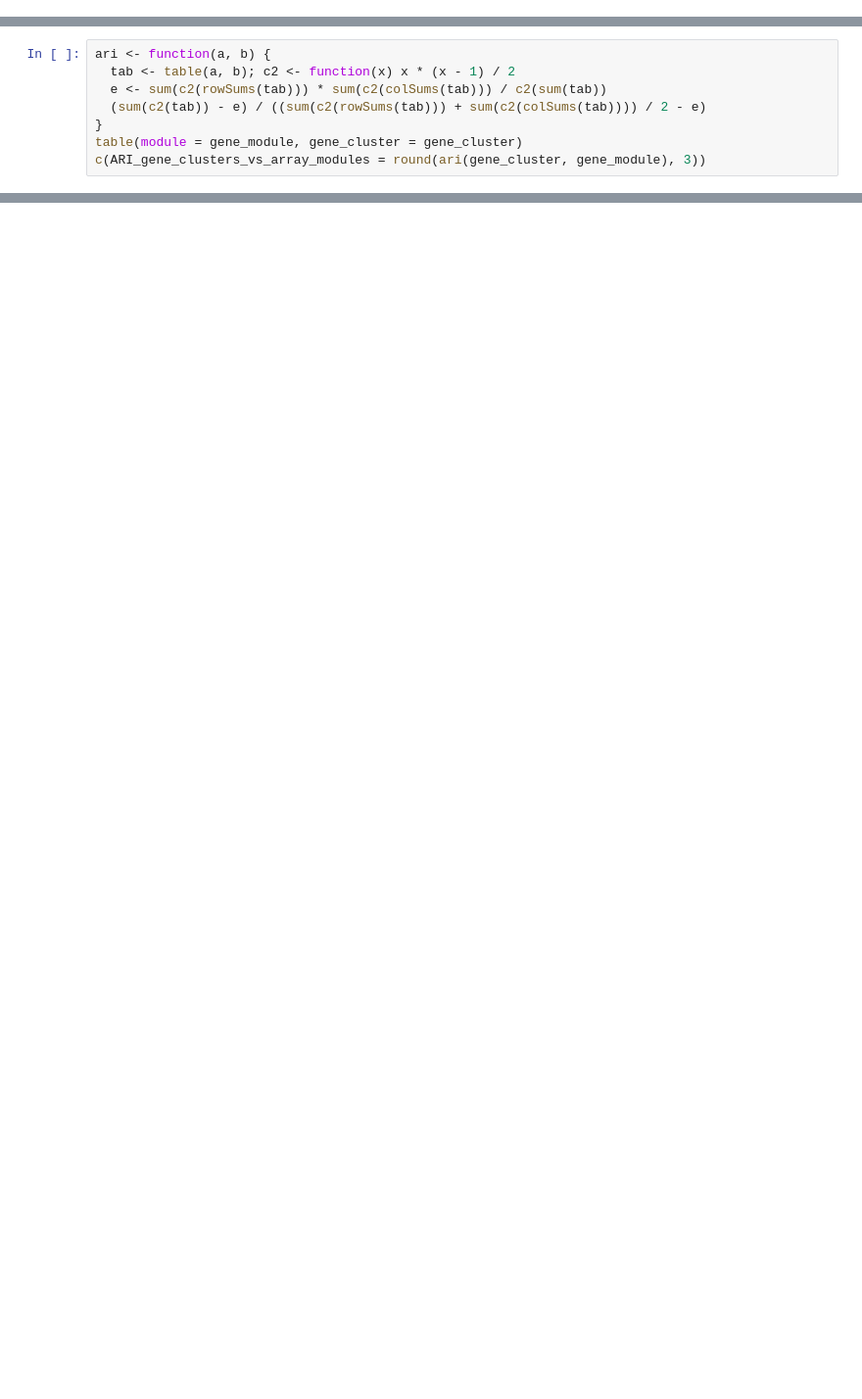
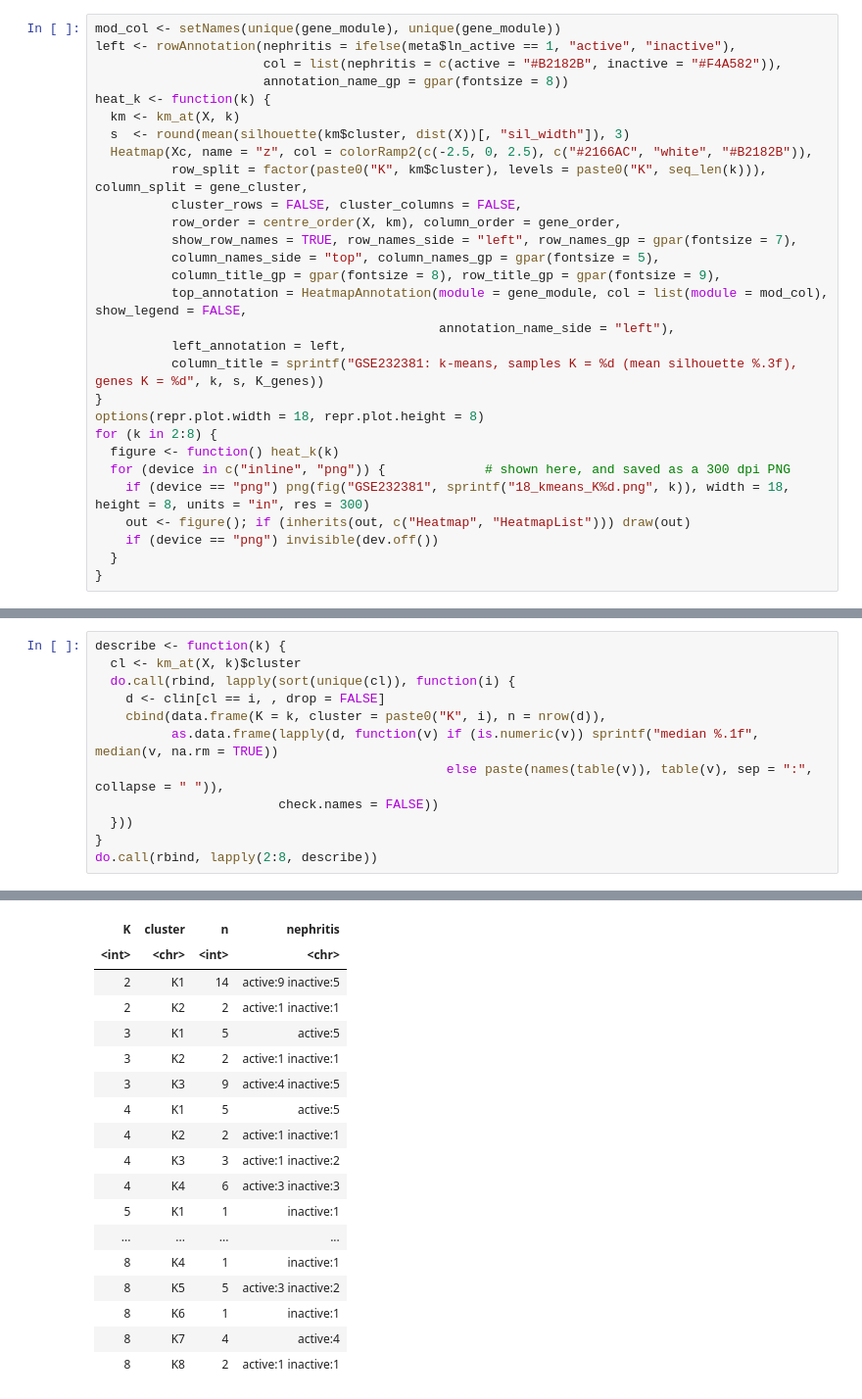
Before and after one commit to NIH-NLM/endotypes-transcriptomics, a Jupyter notebook: ipynb/18_GSE232381_bulk_RNA_seq_heatmap_kmeans.ipynb, the cells around one changed output, grey strips where cells are left out. Shown at 98% size. Cells and saved outputs as stored; diff of their text form; blank space fills up the shorter version.

```diff
--- a/ipynb/18_GSE232381_bulk_RNA_seq_heatmap_kmeans.ipynb
+++ b/ipynb/18_GSE232381_bulk_RNA_seq_heatmap_kmeans.ipynb
@@ -85,0 +183,29 @@ for (device in c("inline", "png")) {               # shown here, and saved as a
+# %%
+mod_col <- setNames(unique(gene_module), unique(gene_module))
+left <- rowAnnotation(nephritis = ifelse(meta$ln_active == 1, "active", "inactive"),
+                      col = list(nephritis = c(active = "#B2182B", inactive = "#F4A582")),
+                      annotation_name_gp = gpar(fontsize = 8))
+heat_k <- function(k) {
+  km <- km_at(X, k)
+  s  <- round(mean(silhouette(km$cluster, dist(X))[, "sil_width"]), 3)
+  Heatmap(Xc, name = "z", col = colorRamp2(c(-2.5, 0, 2.5), c("#2166AC", "white", "#B2182B")),
+          row_split = factor(paste0("K", km$cluster), levels = paste0("K", seq_len(k))), column_split = gene_cluster,
+          cluster_rows = FALSE, cluster_columns = FALSE,
+          row_order = centre_order(X, km), column_order = gene_order,
+          show_row_names = TRUE, row_names_side = "left", row_names_gp = gpar(fontsize = 7),
+          column_names_side = "top", column_names_gp = gpar(fontsize = 5),
+          column_title_gp = gpar(fontsize = 8), row_title_gp = gpar(fontsize = 9),
+          top_annotation = HeatmapAnnotation(module = gene_module, col = list(module = mod_col), show_legend = FALSE,
+                                             annotation_name_side = "left"),
+          left_annotation = left,
+          column_title = sprintf("GSE232381: k-means, samples K = %d (mean silhouette %.3f), genes K = %d", k, s, K_genes))
+}
+options(repr.plot.width = 18, repr.plot.height = 8)
+for (k in 2:8) {
+  figure <- function() heat_k(k)
+  for (device in c("inline", "png")) {             # shown here, and saved as a 300 dpi PNG
+    if (device == "png") png(fig("GSE232381", sprintf("18_kmeans_K%d.png", k)), width = 18, height = 8, units = "in", res = 300)
+    out <- figure(); if (inherits(out, c("Heatmap", "HeatmapList"))) draw(out)
+    if (device == "png") invisible(dev.off())
+  }
+}
@@ -88,9 +226,13 @@ for (device in c("inline", "png")) {               # shown here, and saved as a
 # %%
-ari <- function(a, b) {
-  tab <- table(a, b); c2 <- function(x) x * (x - 1) / 2
-  e <- sum(c2(rowSums(tab))) * sum(c2(colSums(tab))) / c2(sum(tab))
-  (sum(c2(tab)) - e) / ((sum(c2(rowSums(tab))) + sum(c2(colSums(tab)))) / 2 - e)
+describe <- function(k) {
+  cl <- km_at(X, k)$cluster
+  do.call(rbind, lapply(sort(unique(cl)), function(i) {
+    d <- clin[cl == i, , drop = FALSE]
+    cbind(data.frame(K = k, cluster = paste0("K", i), n = nrow(d)),
+          as.data.frame(lapply(d, function(v) if (is.numeric(v)) sprintf("median %.1f", median(v, na.rm = TRUE))
+                                              else paste(names(table(v)), table(v), sep = ":", collapse = " ")),
+                        check.names = FALSE))
+  }))
 }
-table(module = gene_module, gene_cluster = gene_cluster)
-c(ARI_gene_clusters_vs_array_modules = round(ari(gene_cluster, gene_module), 3))
+do.call(rbind, lapply(2:8, describe))
 # %% [output]
@@ -115,2 +240,20 @@ ARI_gene_clusters_vs_array_modules
+| K | cluster | n | nephritis |
+| <int> | <chr> | <int> | <chr> |
+| 2 | K1 | 14 | active:9 inactive:5 |
+| 2 | K2 | 2 | active:1 inactive:1 |
+| 3 | K1 | 5 | active:5 |
+| 3 | K2 | 2 | active:1 inactive:1 |
+| 3 | K3 | 9 | active:4 inactive:5 |
+| 4 | K1 | 5 | active:5 |
+| 4 | K2 | 2 | active:1 inactive:1 |
+| 4 | K3 | 3 | active:1 inactive:2 |
+| 4 | K4 | 6 | active:3 inactive:3 |
+| 5 | K1 | 1 | inactive:1 |
+| ... | ... | ... | ... |
+| 8 | K4 | 1 | inactive:1 |
+| 8 | K5 | 5 | active:3 inactive:2 |
+| 8 | K6 | 1 | inactive:1 |
+| 8 | K7 | 4 | active:4 |
+| 8 | K8 | 2 | active:1 inactive:1 |
 # %% [markdown]
 **Explanation**
```
Also changed, not shown: parts of 22 cells of this notebook, 45 other files.
